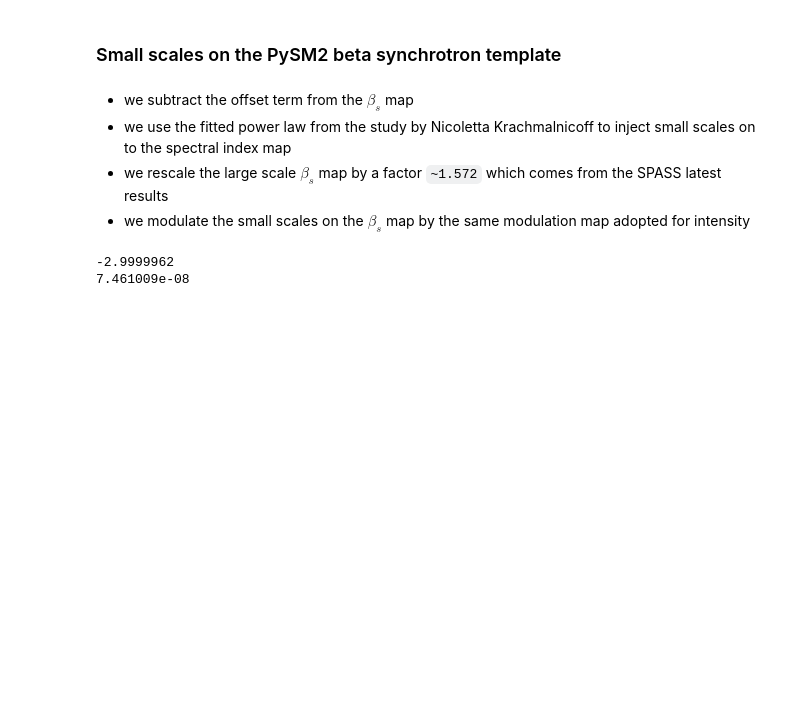
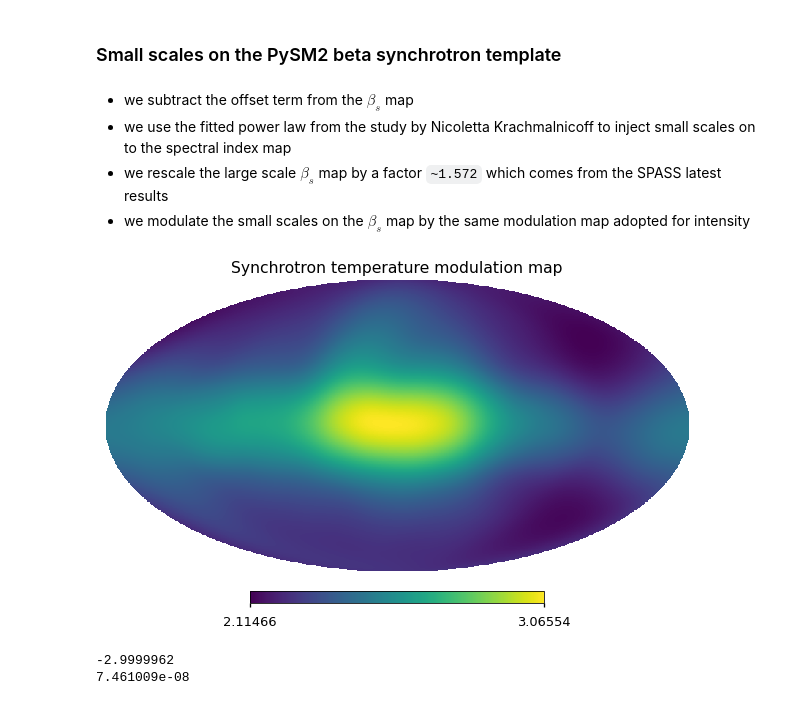
Before and after one commit to galsci/pysm, a Jupyter notebook: docs/preprocess-templates/synchrotron_beta.ipynb, the cells around one changed output. Cells and saved outputs as stored; diff of their text form; code cells hidden in the pictures; blank space fills up the shorter version.

```diff
--- a/docs/preprocess-templates/synchrotron_beta.ipynb
+++ b/docs/preprocess-templates/synchrotron_beta.ipynb
@@ -46,3 +46,7 @@ modulate_amp = hp.alm2map(hp.read_alm(output_dir / "raw" / f"synch_{name}_modula
+# %%
+hp.mollview(modulate_amp, title="Synchrotron temperature modulation map")
+# %% [output]
+[figure, added]
 # %%
 template_dir = "/global/project/projectdirs/cmb/www/pysm-data/pysm_2/"
 beta_s_pysm = hp.read_map(template_dir + "synch_beta.fits")
```
Also changed, not shown: parts of 3 cells of this notebook.
